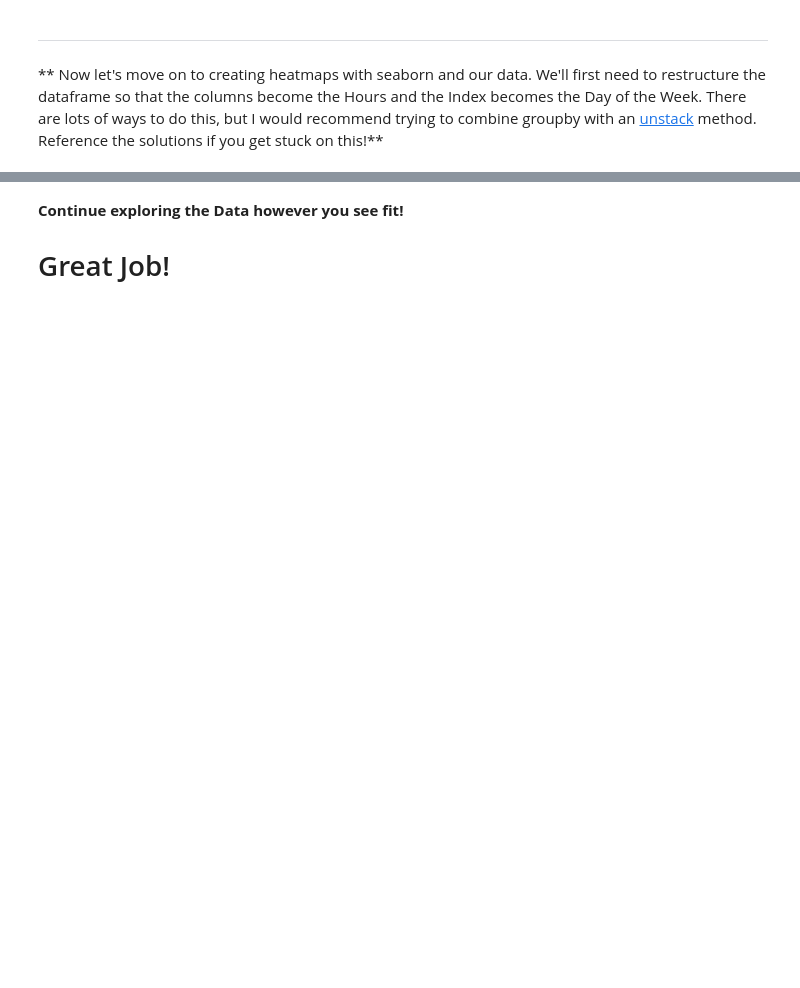
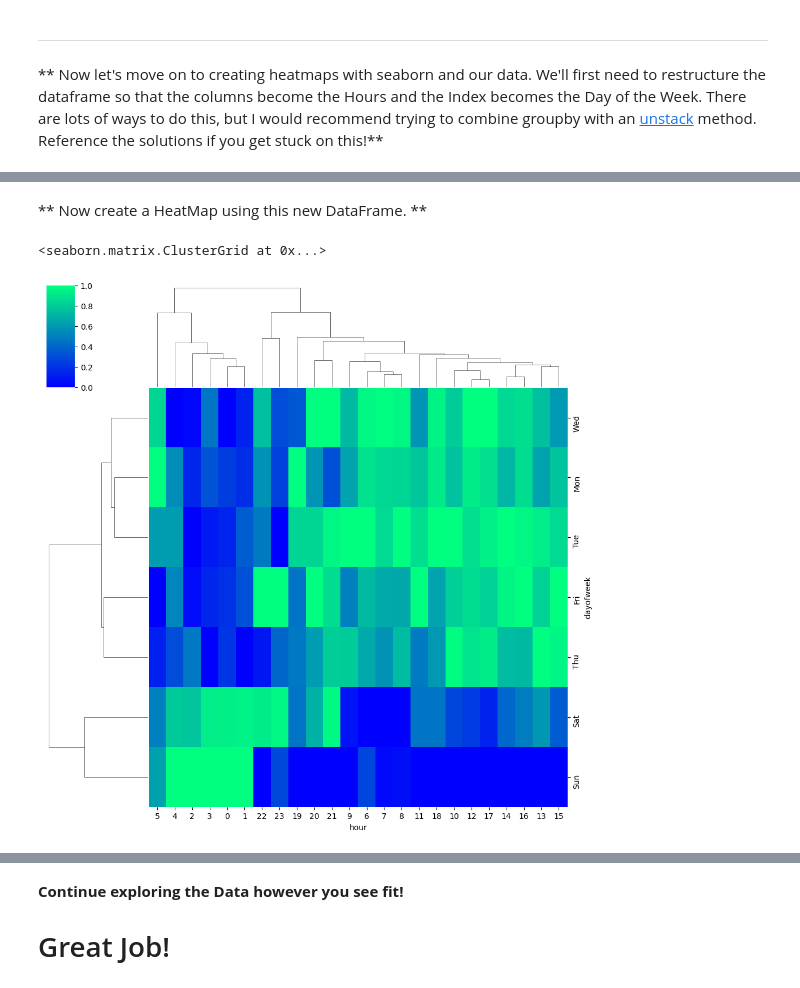
Before and after one commit to tylercoen/python, a Jupyter notebook: Python for Data Science and Machine Learning Bootcamp/Data Capstone Project/01-911 Calls Data Capstone Project.ipynb, the cells around one changed output, grey strips where cells are left out. Saved outputs shown, nothing was run; the diff lists cells and outputs as text; code cells hidden in the pictures; blank space fills up the shorter version.

```diff
--- a/Python for Data Science and Machine Learning Bootcamp/Data Capstone Project/01-911 Calls Data Capstone Project.ipynb
+++ b/Python for Data Science and Machine Learning Bootcamp/Data Capstone Project/01-911 Calls Data Capstone Project.ipynb
@@ -310,0 +313,7 @@ ____
+# %% [markdown]
+** Now create a HeatMap using this new DataFrame. **
+# %%
+sns.clustermap(hmap,cmap='winter',standard_scale=1)
+# %% [output]
+<seaborn.matrix.ClusterGrid at 0x...>
+[figure, added]
```
Also changed, not shown: parts of 19 cells of this notebook.
